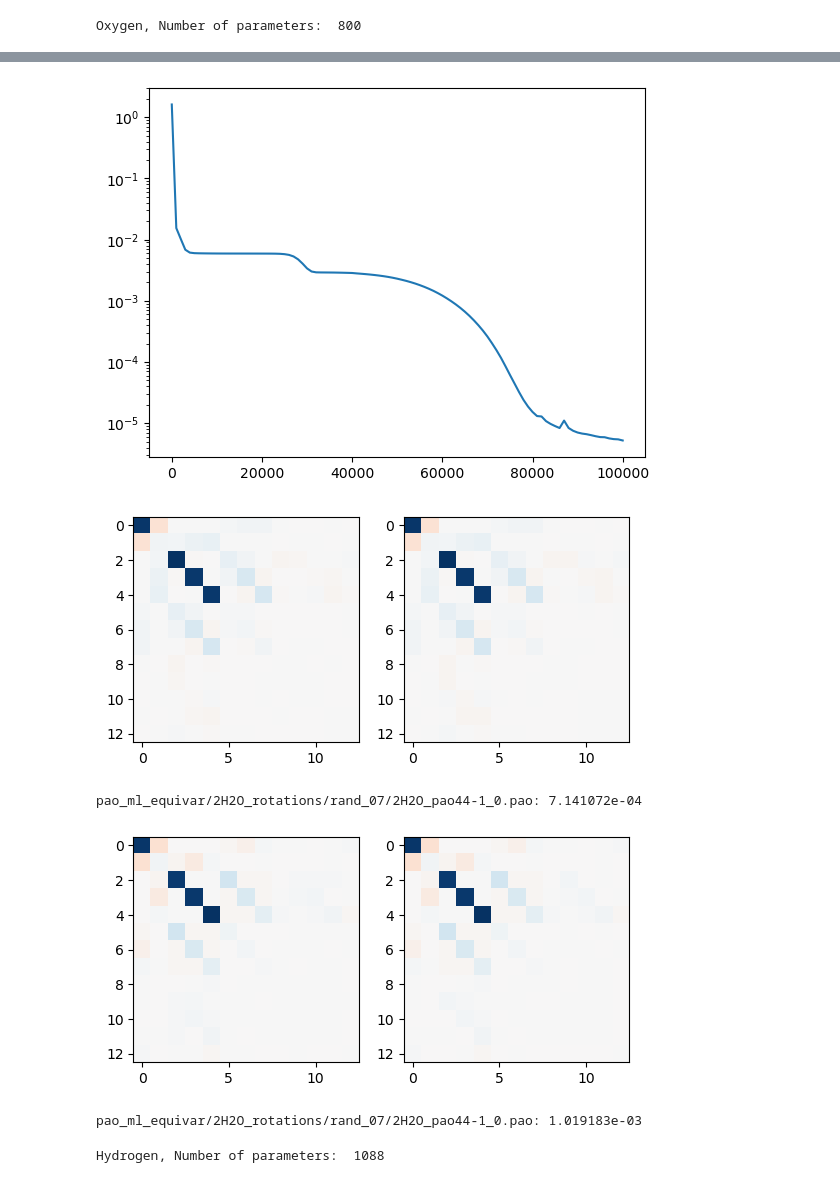
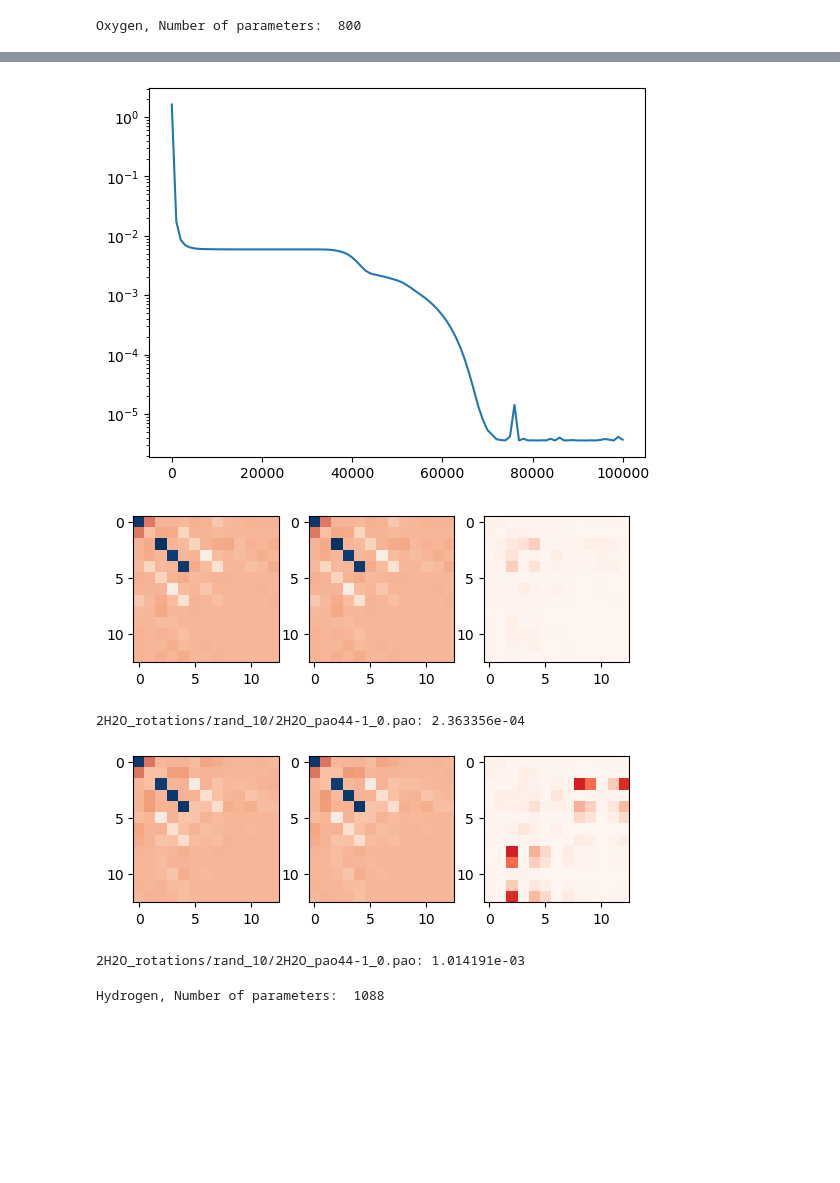
Before and after one commit to oschuett/pao_ml_equivar, a Jupyter notebook: pao_equi_ml.ipynb, the cells around one changed output, grey strips where cells are left out. Cells and saved outputs as stored; diff of their text form; code cells hidden in the pictures; blank space fills up the shorter version.

Commit message:
basis change matrix instead of swapping coordinates

```diff
--- a/pao_equi_ml.ipynb
+++ b/pao_equi_ml.ipynb
@@ -87,7 +87,7 @@ def generate_irreps_output(pao_basis_size, atom_species):
 # %%
 pao_objects = []
 #for phi in ["00"]:
-#    pao_objects.extend(generate_pao_object_from_file(Path(f"2H2O_rotations/phi_{phi}/2H2O_pao44-1_0.pao")))
+#    pao_objects.extend(generate_pao_object_from_file(Path(f"pao_ml_equivar/2H2O_rotations/phi_{phi}/2H2O_pao44-1_0.pao")))
 pao_objects.extend(generate_pao_object_from_file(Path(f"2H2O_rotations/phi_00/2H2O_pao44-1_0.pao")))
 pao_objects_O = [pao_object for pao_object in pao_objects if pao_object.kind.atomic_number==8]
 pao_objects_H = [pao_object for pao_object in pao_objects if pao_object.kind.atomic_number==1]
@@ -97,7 +97,7 @@ kinds, atom2kind, coords, _ = parse_pao_file_torch(Path("2H2O_rotations/phi_00/2
 irreps_input = o3.Irreps("2x0e") # features: is_hydrogen, is_oxygen
 
 # Irreps Spherical Harmonics
-irreps_sh = o3.Irreps.spherical_harmonics(lmax=3)
+irreps_sh = o3.Irreps.spherical_harmonics(lmax=2)
 # %%
 print(len(pao_objects_O))
 print(generate_irreps_output(4,"O"))
@@ -138,7 +138,8 @@ def loss_function_1(pred, label):
 
 def loss_function_2(pred, label):
     pred_projector = torch.bmm(torch.transpose(pred, dim0=1, dim1=2), pred)
-    label_projector = torch.bmm(torch.transpose(label, dim0=1, dim1=2), label)
+#    label_projector = torch.bmm(torch.transpose(label, dim0=1, dim1=2), label)
+    label_projector = label
     residual = pred_projector - label_projector
 #    return residual.pow(2).sum() + regularization(pred)
 #    return torch.sum(torch.sum(residual.pow(2), dim=2), dim=1).mean()
@@ -219,34 +220,37 @@ plt.plot(list(range(0, 100001,1000)), train_loss)
 plt.yscale("log")
 plt.show()
 # %% [output]
-[figure, old version]
+[figure, new version]
 # %%
 batch_size = 1
-path = Path("2H2O_rotations/rand_07/2H2O_pao44-1_0.pao")
+path = Path("2H2O_rotations/rand_10/2H2O_pao44-1_0.pao")
 test_pao_objects = generate_pao_object_from_file(path)
 test_pao_objects_O = [pao_object for pao_object in test_pao_objects if pao_object.kind.atomic_number==8]
 test_dataset_O = PAO_dataset(pao_objects_O)
+prim_basis_spec = prim_basis_specs["O"]
+prim_basis_size = o3.Irreps(prim_basis_spec).dim
 #test_loader_O = DataLoader(test_dataset_O, batch_size=1, shuffle=False)
 
-for pao_object in test_dataset_O:
-    fig, axs = plt.subplots(nrows=1, ncols=2)
+for idx, pao_object in enumerate(test_dataset_O):
+    fig, axs = plt.subplots(nrows=1, ncols=3)
     edge_vecs, atomkinds, label = pao_object
     pred = model_O(edge_vecs.unsqueeze(0), atomkinds)
-    label_projector = label.T @ label
+    label_projector = label
     pred_projector = pred.squeeze().T @ pred.squeeze()
     #residual = torch.transpose(pred, dim0=1, dim1=2) - torch.bmm(label, torch.transpose(pred, dim0=1, dim1=2))
-    axs[0].imshow(pred_projector.detach(), cmap="RdBu",vmin=-1, vmax=1)
-    axs[1].imshow(label_projector.detach(), cmap="RdBu",vmin=-1, vmax=1)
+    axs[0].imshow(pred_projector.detach(), cmap="RdBu",vmin=-0.5, vmax=1)
+    axs[1].imshow(label_projector.detach(), cmap="RdBu",vmin=-0.5, vmax=1)
+    axs[2].imshow((label_projector-pred_projector).abs().detach(), cmap="Reds", vmin=0, vmax=2e-2)
     #plt.imshow((label_projector @ pred.squeeze().T).T.detach(), cmap="RdBu")
     #axs[0].imshow(pred.squeeze().detach(), cmap="RdBu", vmin=-1, vmax=1)
-    #axs[1].imshow(pao_objects_O[i].label.detach(), cmap="RdBu", vmin=-1, vmax=1)
+    #axs[1].imshow(test_pao_objects_O[idx].xblock.detach(), cmap="RdBu", vmin=-1, vmax=1)
     plt.show()
     #plt.colorbar()
     #plt.show()
     test_mae = (label_projector-pred_projector).abs().mean()
     print(f"{path}: {test_mae:e}")
 # %% [output]
-[figure, old version]
+[figure, new version]
-pao_ml_equivar/2H2O_rotations/rand_07/2H2O_pao44-1_0.pao: 7.141072e-04
+2H2O_rotations/rand_10/2H2O_pao44-1_0.pao: 2.363356e-04
-[figure, old version]
+[figure, new version]
-pao_ml_equivar/2H2O_rotations/rand_07/2H2O_pao44-1_0.pao: 1.019183e-03
+2H2O_rotations/rand_10/2H2O_pao44-1_0.pao: 1.014191e-03
```
Also changed, not shown: parts of 10 cells of this notebook.
